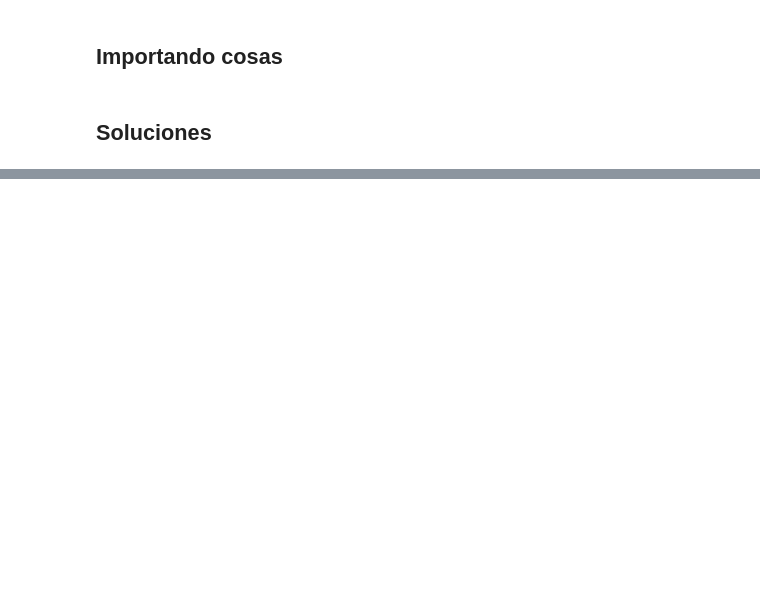
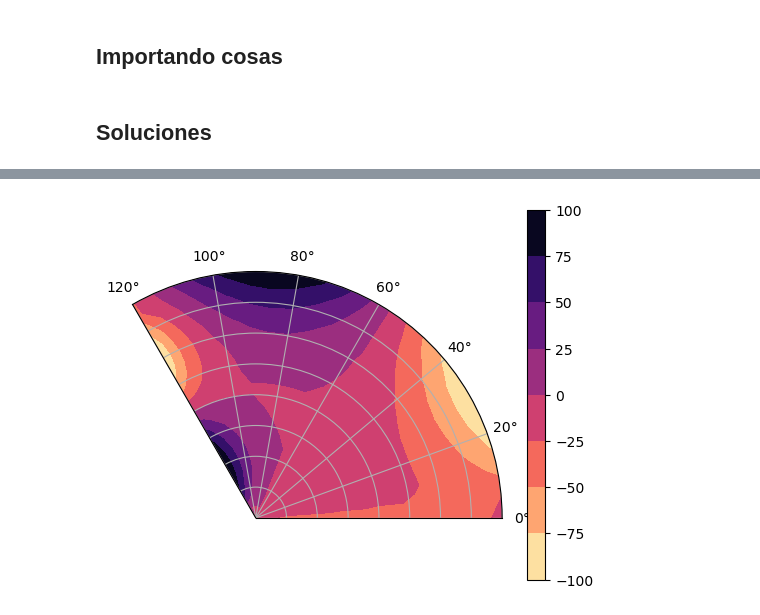
Before and after one commit to rifusaki/college, a Jupyter notebook: herrcomp/Tareas/08_Laplace/laplace.ipynb, the cells around one changed output, grey strips where cells are left out. Saved outputs shown, nothing was run; the diff lists cells and outputs as text; code cells hidden in the pictures; blank space fills up the shorter version.

```diff
--- a/herrcomp/Tareas/08_Laplace/laplace.ipynb
+++ b/herrcomp/Tareas/08_Laplace/laplace.ipynb
@@ -44,0 +51,17 @@ plt.show()
+# %%
+# Conditions and limits
+lim_ti = lambda theta: 100*np.sin(4*np.pi*(theta - ti)/(tf - ti))
+lim_tf = lambda r: -100*np.sin(2*np.pi*(r - ri)/(rf - ri))
+lim_rf = lambda r: 100*np.sin(2*np.pi*(r - ri)/(rf - ri))
+default_val = -30
+
+theta1, r1, phi1 = laplace_polar(ri, rf, ti, tf, dr, dt, lim_ti, lim_tf, lim_rf, default_val, n)
+# %%
+ax = plt.subplot(111, polar=True)
+ax.set_yticklabels([])
+ctf = ax.contourf(theta1, r1, phi1, cmap=cm.magma_r)
+plt.colorbar(ctf)
+plt.axis([ti,tf,ri,rf])
+plt.show()
+# %% [output]
+[figure, added]
```
Also changed, not shown: parts of 6 cells of this notebook.
